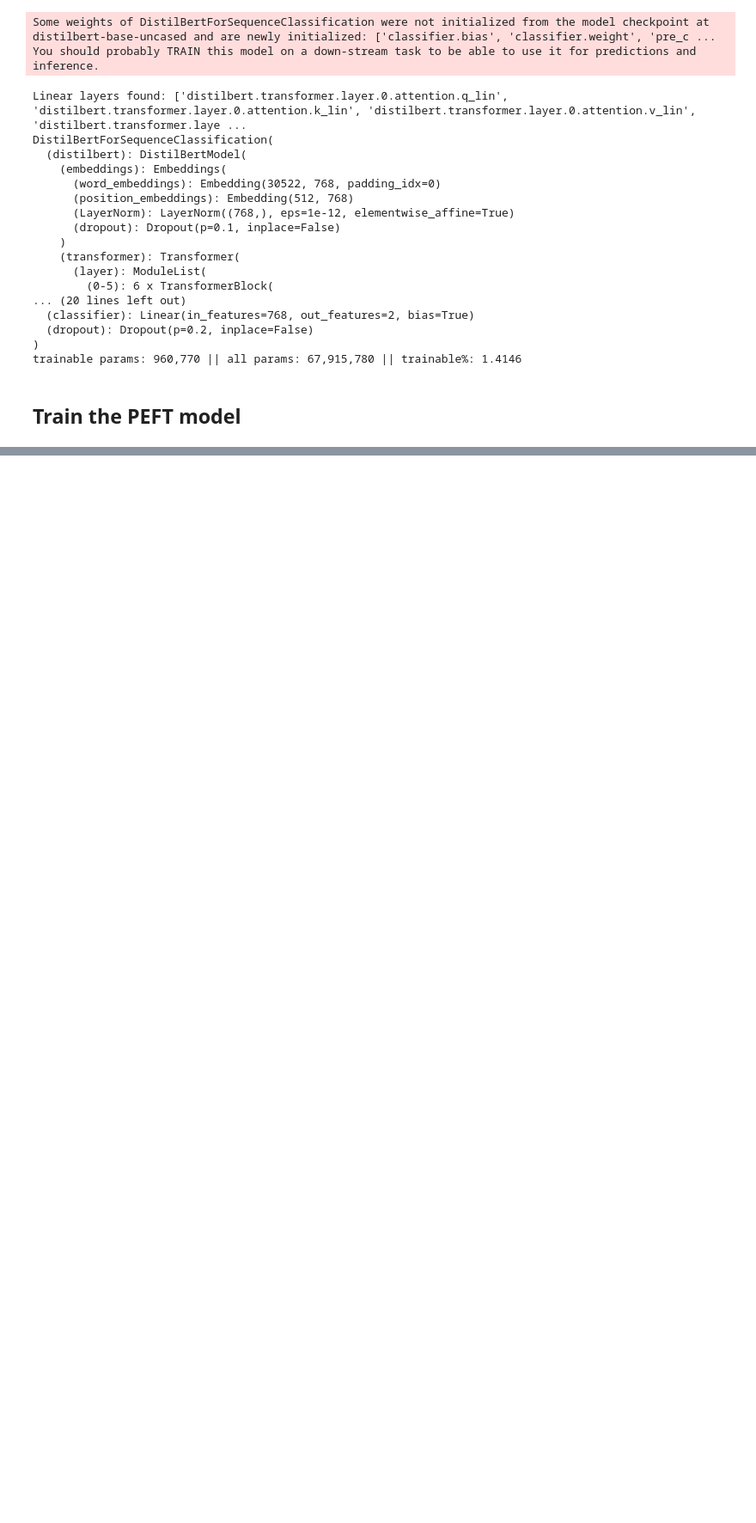
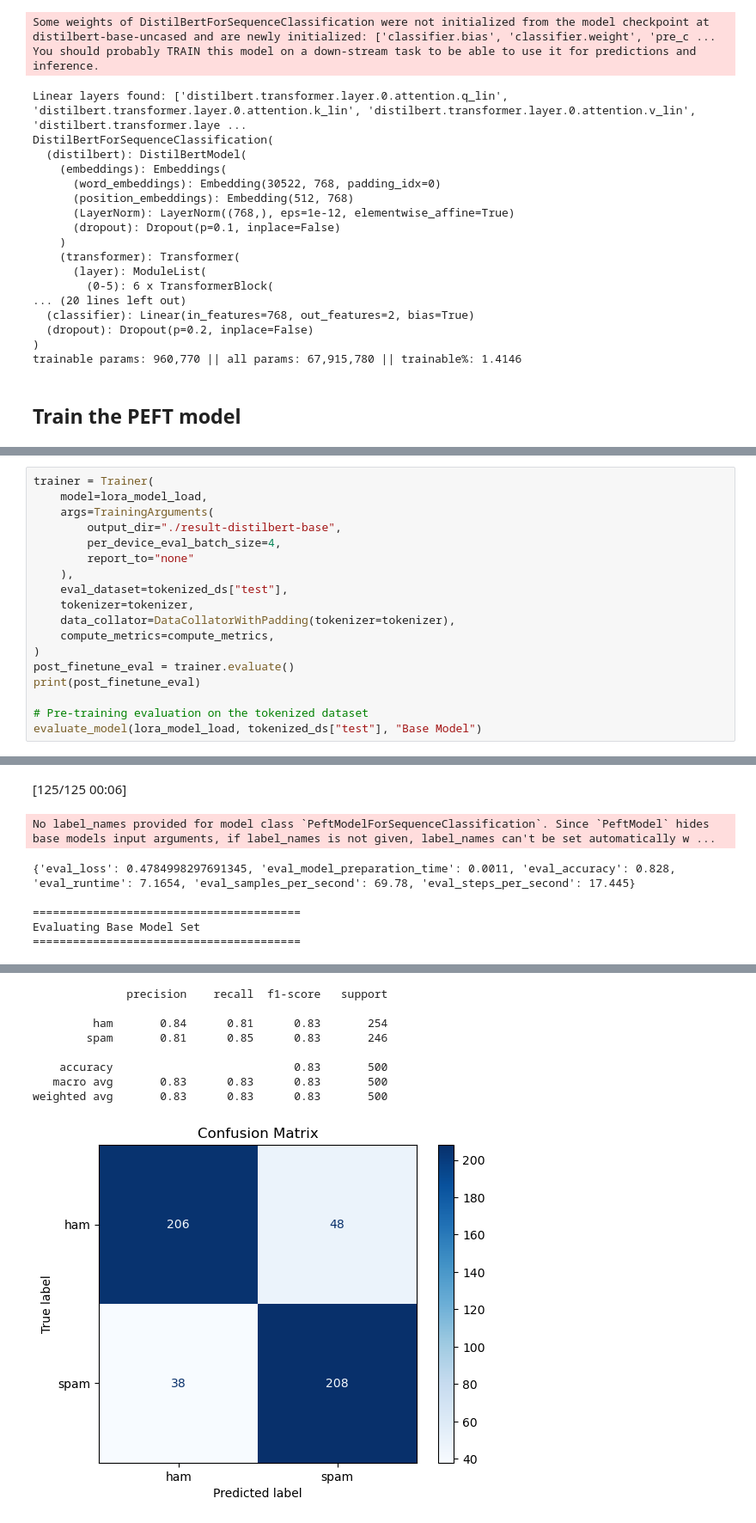
Before and after one commit to arielisaac/AI_udacity_class, a Jupyter notebook: project_1/LightweightFineTuning.ipynb, the cells around one changed output, grey strips where cells are left out. Shown at 86% size. Saved outputs shown, nothing was run; the diff lists cells and outputs as text; blank space fills up the shorter version.

```diff
--- a/project_1/LightweightFineTuning.ipynb
+++ b/project_1/LightweightFineTuning.ipynb
@@ -494,0 +495,19 @@ TODO: In the cells below, load the saved PEFT model weights and evaluate the per
+# %%
+trainer = Trainer(
+    model=lora_model_load,
+    args=TrainingArguments(
+        output_dir="./result-distilbert-base",
+        per_device_eval_batch_size=4,
+        report_to="none"
+    ),
+    eval_dataset=tokenized_ds["test"],
+    tokenizer=tokenizer,
+    data_collator=DataCollatorWithPadding(tokenizer=tokenizer),
+    compute_metrics=compute_metrics,
+)
+post_finetune_eval = trainer.evaluate()
+print(post_finetune_eval)
+
+# Pre-training evaluation on the tokenized dataset
+evaluate_model(lora_model_load, tokenized_ds["test"], "Base Model")
+# %% [output]
@@ -494,0 +515,7 @@ TODO: In the cells below, load the saved PEFT model weights and evaluate the per
+[125/125 00:06]
+No label_names provided for model class `PeftModelForSequenceClassification`. Since `PeftModel` hides base models input arguments, if label_names is not given, label_names can't be set automatically w ...
+{'eval_loss': 0.4784998297691345, 'eval_model_preparation_time': 0.0011, 'eval_accuracy': 0.828, 'eval_runtime': 7.1654, 'eval_samples_per_second': 69.78, 'eval_steps_per_second': 17.445}
+
+========================================
+Evaluating Base Model Set
+========================================
@@ -494,0 +523,9 @@ TODO: In the cells below, load the saved PEFT model weights and evaluate the per
+              precision    recall  f1-score   support
+
+         ham       0.84      0.81      0.83       254
+        spam       0.81      0.85      0.83       246
+
+    accuracy                           0.83       500
+   macro avg       0.83      0.83      0.83       500
+weighted avg       0.83      0.83      0.83       500
+[figure, added]
```
Also changed, not shown: parts of 12 cells of this notebook.
